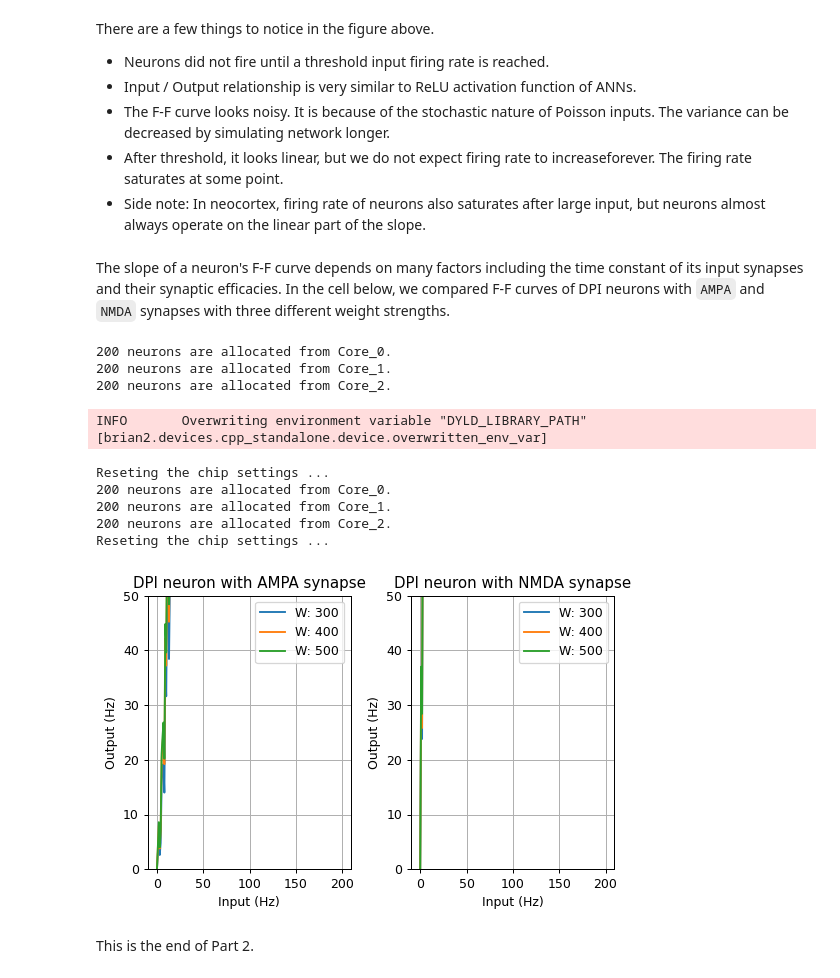
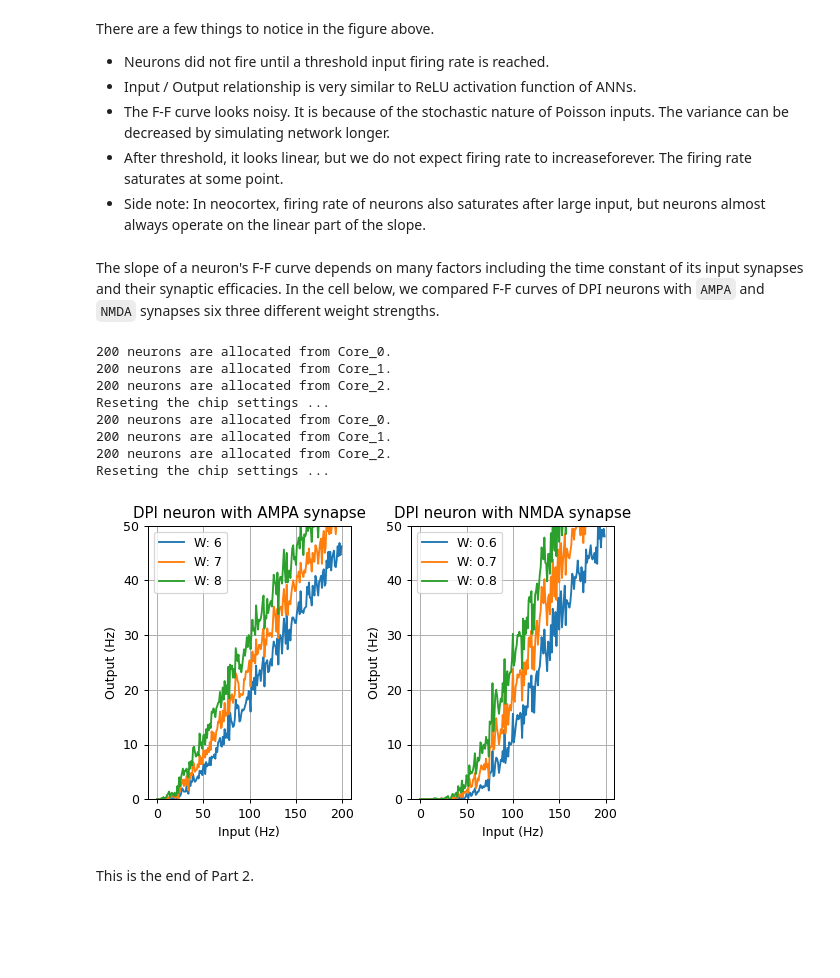
Before and after one commit to YigitDemirag/dynapse-simulator, a Jupyter notebook: part2.ipynb, the cells around one changed output. Saved outputs shown, nothing was run; the diff lists cells and outputs as text; code cells hidden in the pictures; blank space fills up the shorter version.

```diff
--- a/part2.ipynb
+++ b/part2.ipynb
@@ -58,7 +58,7 @@ DPI_synapse = chip.add_connection(input_spike_generator, DPI_neuron, synapse_typ
 
 # One-to-one (j=i) mapping, instead of all-to-all connection
 chip.connect(DPI_synapse, j='i')
-DPI_synapse.weight = 300
+DPI_synapse.weight = 0.7
 
 # Monitors
 mon_neuron_input  = SpikeMonitor(input_spike_generator, name='mon_neuron_input')
@@ -105,12 +105,12 @@ There are a few things to notice in the figure above.
 #
 ##################
 # %% [markdown]
-The slope of a neuron's F-F curve depends on many factors including the time constant of its input synapses and their synaptic efficacies. In the cell below, we compared F-F curves of DPI neurons with `AMPA` and `NMDA` synapses with three different weight strengths.
+The slope of a neuron's F-F curve depends on many factors including the time constant of its input synapses and their synaptic efficacies. In the cell below, we compared F-F curves of DPI neurons with `AMPA` and `NMDA` synapses six three different weight strengths.
+# %%
+syn_type_list   = ['AMPA', 'NMDA']
+syn_weight_list = [[6, 7, 8], [0.6, 0.7, 0.8]]
+spike_counts = np.zeros((6,200))
 # %%
-syn_type_list   = ['AMPA', 'NMDA']
-syn_weight_list = [300, 400, 500]
-
-spike_counts = np.zeros((6,200))
 for ix, synapse_type in enumerate(syn_type_list):
     # Reinitialize the device
     device.reinit()
@@ -122,7 +122,7 @@ for ix, synapse_type in enumerate(syn_type_list):
     chip = DynapSE(network)
 
     # New input generator
-    rates3 = np.tile(np.linspace(freq_start, freq_stop, freq_stop-freq_start), (5*1000, 1)) # shape: (inp_duration*1000, 256)
+    rates3 = np.tile(np.linspace(freq_start, freq_stop, freq_stop-freq_start), (inp_duration*1000, 1)) # shape: (inp_duration*1000, 256)
     spike_timing = TimedArray(rates3 * Hz , dt=1 * us)
     input_spike_generator = PoissonGroup(freq_stop-freq_start, "spike_timing(t,i)")
 
@@ -130,21 +130,21 @@ for ix, synapse_type in enumerate(syn_type_list):
     neurons_0  =  chip.get_neurons(freq_stop-freq_start, 'Core_0')
     synapses_0 =  chip.add_connection(input_spike_generator, neurons_0, synapse_type=synapse_type)
     chip.connect(synapses_0, j='i')
-    synapses_0.weight = syn_weight_list[0]
+    synapses_0.weight = syn_weight_list[ix][0]
     mon_neuron_output_0 = SpikeMonitor(neurons_0, name='mon_neuron_output_0')
 
     # 200 neurons from Core 1
     neurons_1  =  chip.get_neurons(freq_stop-freq_start, 'Core_1')
     synapses_1 =  chip.add_connection(input_spike_generator, neurons_1, synapse_type=synapse_type)
     chip.connect(synapses_1, j='i')
-    synapses_1.weight = syn_weight_list[1]
+    synapses_1.weight = syn_weight_list[ix][1]
     mon_neuron_output_1 = SpikeMonitor(neurons_1, name='mon_neuron_output_1')
 
     # 200 neurons from Core 2
     neurons_2  =  chip.get_neurons(freq_stop-freq_start, 'Core_2')
     synapses_2 =  chip.add_connection(input_spike_generator, neurons_2, synapse_type=synapse_type)
     chip.connect(synapses_2, j='i')
-    synapses_2.weight = syn_weight_list[2]
+    synapses_2.weight = syn_weight_list[ix][2]
     mon_neuron_output_2 = SpikeMonitor(neurons_2, name='mon_neuron_output_2')
 
     # Monitors
@@ -162,26 +162,25 @@ for ix, synapse_type in enumerate(syn_type_list):
 200 neurons are allocated from Core_0.
 200 neurons are allocated from Core_1.
 200 neurons are allocated from Core_2.
+Reseting the chip settings ...
+200 neurons are allocated from Core_0.
+200 neurons are allocated from Core_1.
+200 neurons are allocated from Core_2.
+Reseting the chip settings ...
-INFO       Overwriting environment variable "DYLD_LIBRARY_PATH" [brian2.devices.cpp_standalone.device.overwritten_env_var]
-Reseting the chip settings ...
-200 neurons are allocated from Core_0.
-200 neurons are allocated from Core_1.
-200 neurons are allocated from Core_2.
-Reseting the chip settings ...
 # %%
 # Plot the results
 for i in range(2):
     plt.subplot(120+i+1)
     plt.title(f'DPI neuron with {syn_type_list[i]} synapse')
     for j in range(3):
-        plt.plot(spike_counts[3*i+j], label=f'W: {syn_weight_list[j]}')
+        plt.plot(spike_counts[3*i+j], label=f'W: {syn_weight_list[i][j]}')
         plt.xlabel('Input (Hz)')
         plt.ylabel('Output (Hz)')
         plt.ylim([0,50])
         plt.legend()
         plt.grid()
 plt.tight_layout()
 # %% [output]
-[figure, old version]
+[figure, new version]
 # %% [markdown]
 This is the end of Part 2.
```
Also changed, not shown: parts of 1 cell of this notebook, 5 other files.
